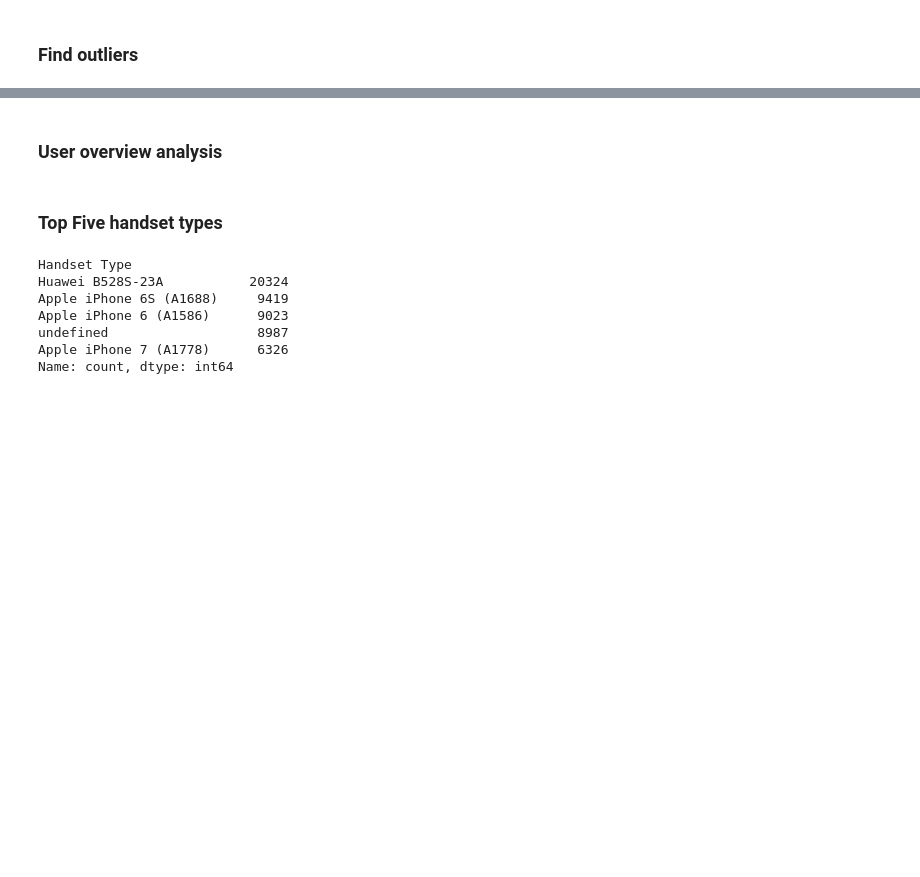
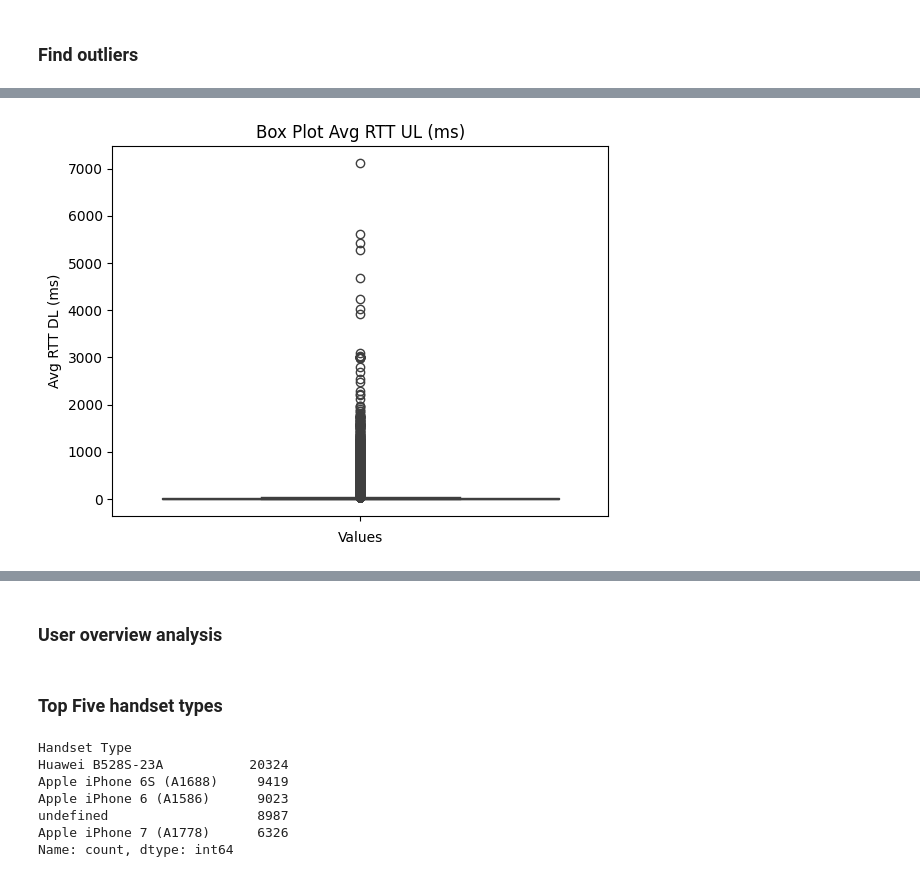
Before and after one commit to GuleWako/10Acadamey-week-2-Analysis-of-Wealthy-Investor, a Jupyter notebook: notebooks/tellcoDataAnalysis.ipynb, the cells around one changed output, grey strips where cells are left out. Drawn from its saved outputs; the diff is of its cells as text; code cells hidden in the pictures; blank space fills up the shorter version.

```diff
--- a/notebooks/tellcoDataAnalysis.ipynb
+++ b/notebooks/tellcoDataAnalysis.ipynb
@@ -182,0 +234,8 @@ missing_summary.head(missing_summary.size)
+# %%
+sns.boxplot(data=xdr_data['Avg RTT UL (ms)'], orient='v')
+plt.title('Box Plot Avg RTT UL (ms)')
+plt.xlabel('Values')
+plt.ylabel('Avg RTT DL (ms)')
+plt.show()
+# %% [output]
+[figure, added]
```
Also changed, not shown: parts of 22 cells of this notebook.
